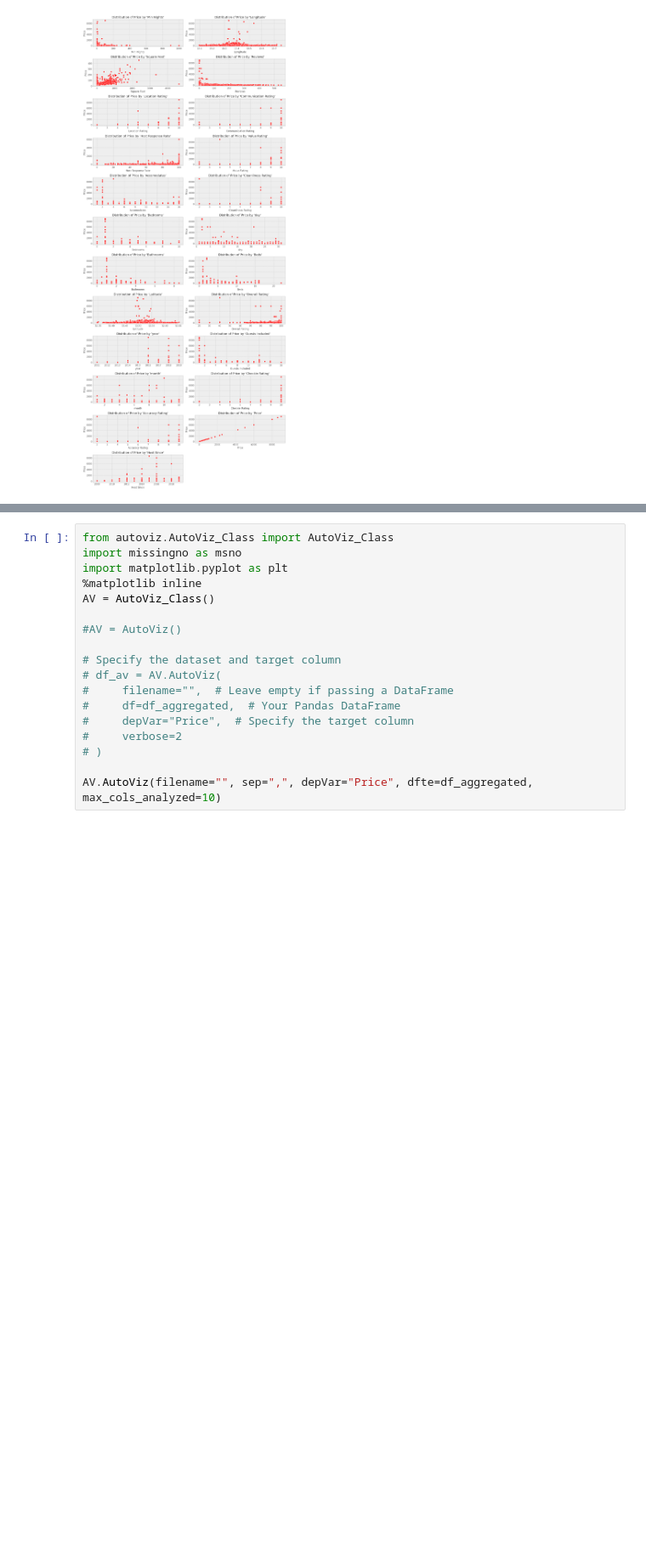
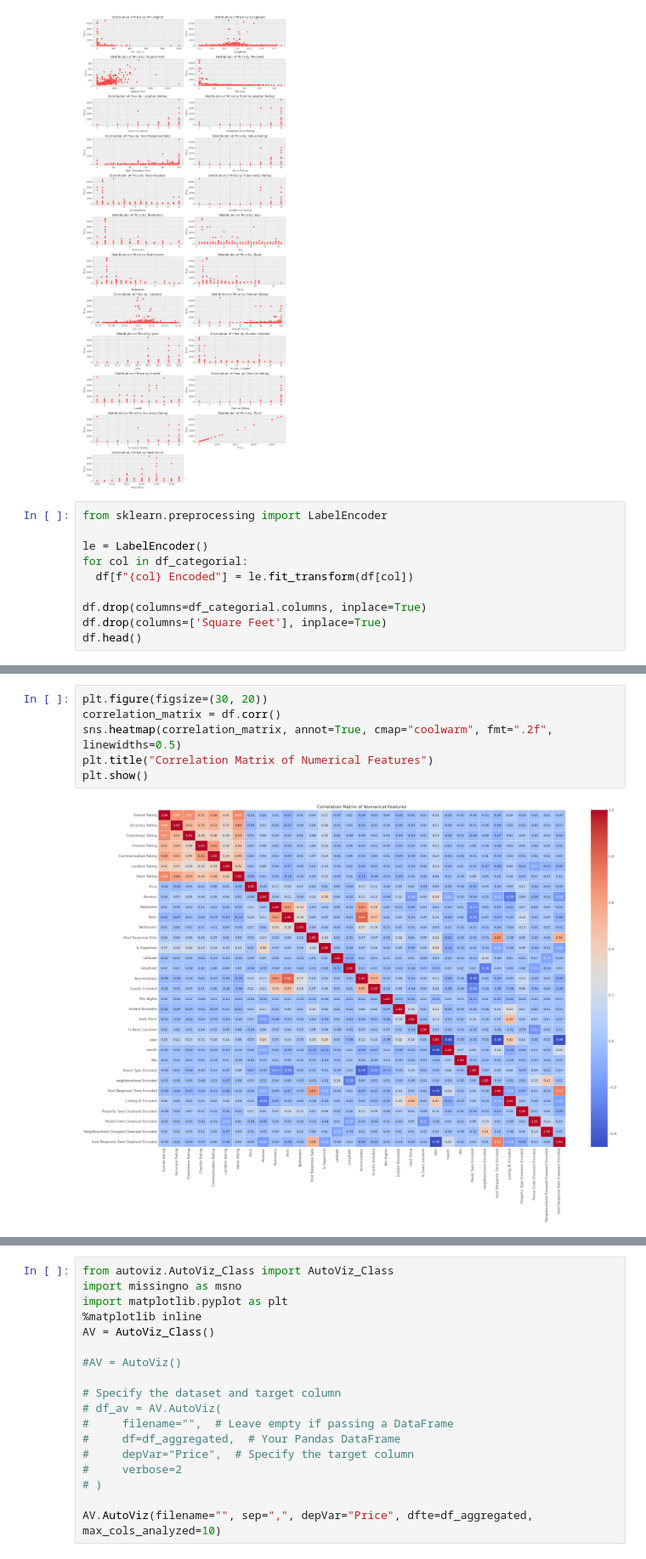
Before and after one commit to rafatb/Berlin_Airbnb_Price_Prediction, a Jupyter notebook: Berlin_Airbnb_Price_Prediction_EDA.ipynb, the cells around one changed output, grey strips where cells are left out. Shown at 85% size. Cells and saved outputs as stored; diff of their text form; blank space fills up the shorter version.

```diff
--- a/Berlin_Airbnb_Price_Prediction_EDA.ipynb
+++ b/Berlin_Airbnb_Price_Prediction_EDA.ipynb
@@ -446,3 +446,13 @@ plt.tight_layout()
 plt.show()
 # %% [output]
 [figure]
+# %%
+from sklearn.preprocessing import LabelEncoder
+
+le = LabelEncoder()
+for col in df_categorial:
+  df[f"{col} Encoded"] = le.fit_transform(df[col])
+
+df.drop(columns=df_categorial.columns, inplace=True)
+df.drop(columns=['Square Feet'], inplace=True)
+df.head()
@@ -448,0 +466,8 @@ plt.show()
+# %%
+plt.figure(figsize=(30, 20))
+correlation_matrix = df.corr()
+sns.heatmap(correlation_matrix, annot=True, cmap="coolwarm", fmt=".2f", linewidths=0.5)
+plt.title("Correlation Matrix of Numerical Features")
+plt.show()
+# %% [output]
+[figure, added]
```
Also changed, not shown: parts of 2 cells of this notebook.
